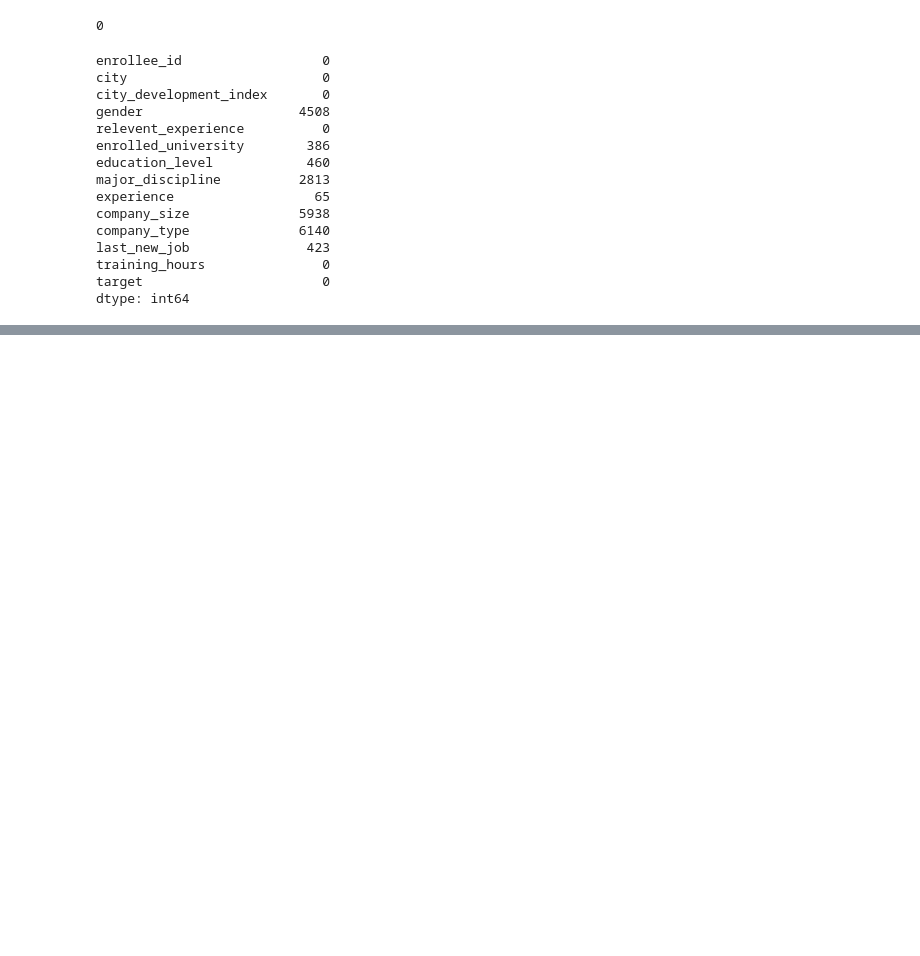
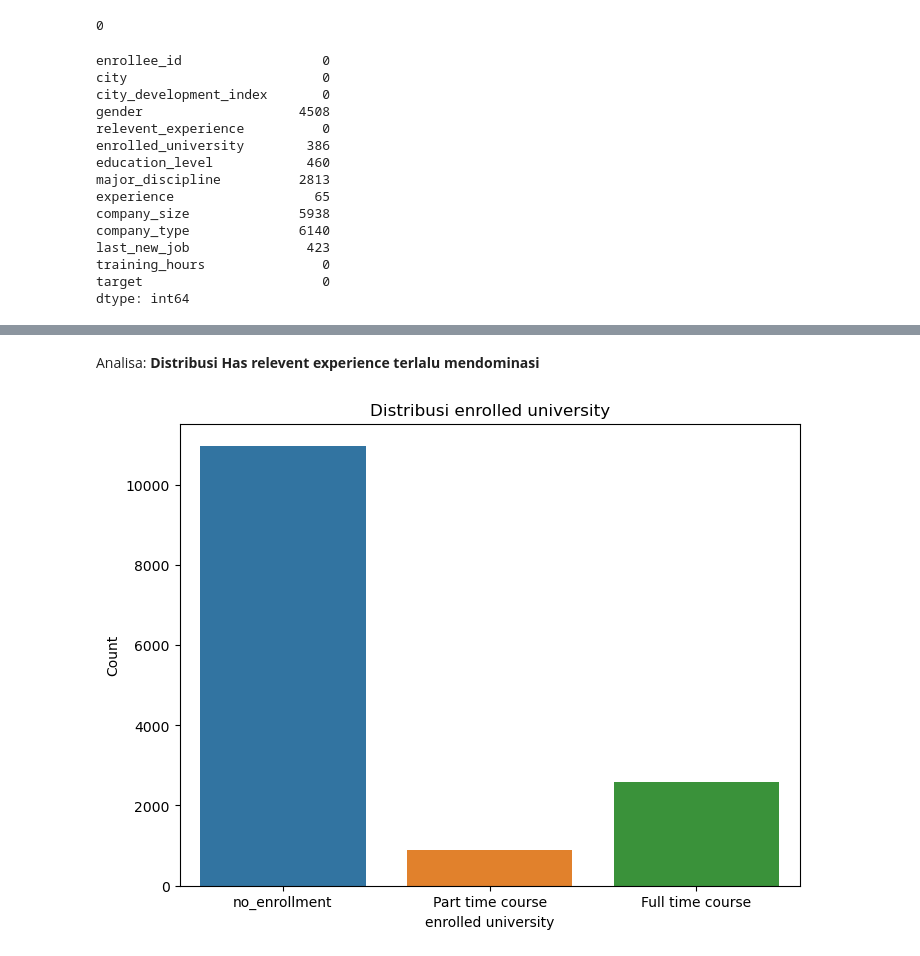
Before and after one commit to fachri34/Final-Project-Data-Science, a Jupyter notebook: HR Analytics.ipynb, the cells around one changed output, grey strips where cells are left out. Cells and saved outputs as stored; diff of their text form; code cells hidden in the pictures; blank space fills up the shorter version.

```diff
--- a/HR Analytics.ipynb
+++ b/HR Analytics.ipynb
@@ -102,0 +140,12 @@ dtype: int64
+# %% [markdown]
+Analisa: **Distribusi Has relevent experience terlalu mendominasi**
+# %%
+# Visualisasi distribusi
+plt.figure(figsize=(8, 6))
+sns.countplot(x=data['enrolled_university'])
+plt.title('Distribusi enrolled university')
+plt.xlabel('enrolled university')
+plt.ylabel('Count')
+plt.show()
+# %% [output]
+[figure, added]
```
Also changed, not shown: parts of 41 cells of this notebook.
